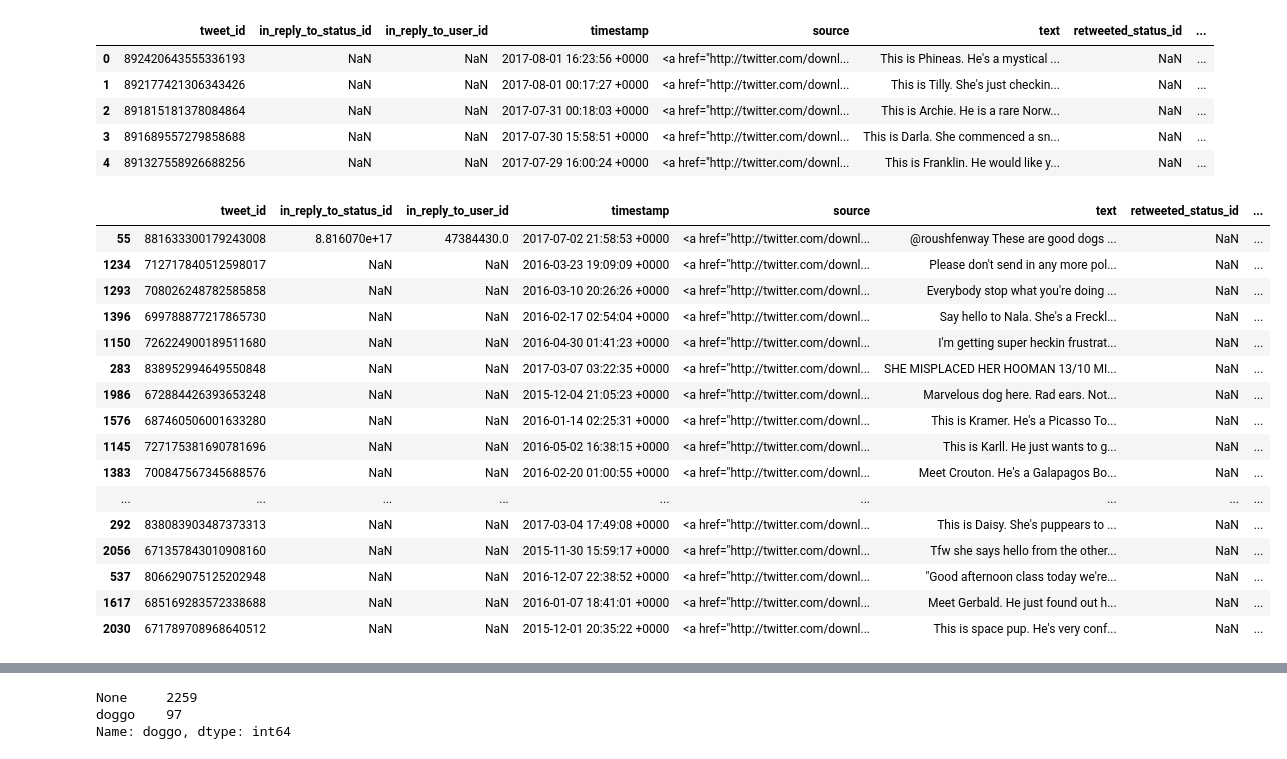
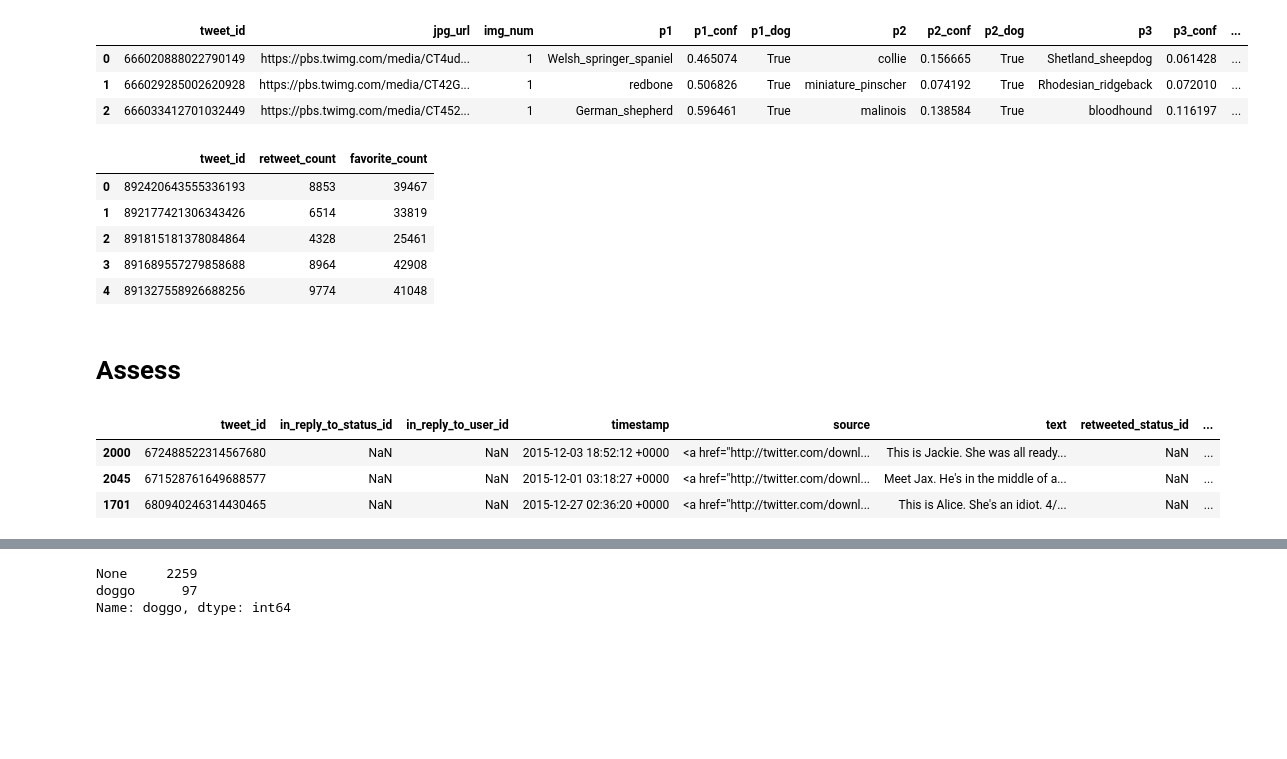
Before and after one commit to Vgarg027/Practice, a Jupyter notebook: wrangle_act.ipynb, the cells around one changed output, grey strips where cells are left out. Saved outputs shown, nothing was run; the diff lists cells and outputs as text; code cells hidden in the pictures; blank space fills up the shorter version.

```diff
--- a/wrangle_act.ipynb
+++ b/wrangle_act.ipynb
@@ -176,9 +52,9 @@ pd.set_option('display.max_colwidth', -1)
-# %%
-twitter_archive.head()
-# %% [output]
-|  | tweet_id | in_reply_to_status_id | in_reply_to_user_id | timestamp | source | text | retweeted_status_id | ... |
-| 0 | 892420643555336193 | NaN | NaN | 2017-08-01 16:23:56 +0000 | <a href="http://twitter.com/downl... | This is Phineas. He's a mystical ... | NaN | ... |
-| 1 | 892177421306343426 | NaN | NaN | 2017-08-01 00:17:27 +0000 | <a href="http://twitter.com/downl... | This is Tilly. She's just checkin... | NaN | ... |
-| 2 | 891815181378084864 | NaN | NaN | 2017-07-31 00:18:03 +0000 | <a href="http://twitter.com/downl... | This is Archie. He is a rare Norw... | NaN | ... |
-| 3 | 891689557279858688 | NaN | NaN | 2017-07-30 15:58:51 +0000 | <a href="http://twitter.com/downl... | This is Darla. She commenced a sn... | NaN | ... |
-| 4 | 891327558926688256 | NaN | NaN | 2017-07-29 16:00:24 +0000 | <a href="http://twitter.com/downl... | This is Franklin. He would like y... | NaN | ... |
+# %%
+# Load the image predictions file
+images = pd.read_csv('image_predictions.tsv', sep = '\t')
+images.head(3)
+# %% [output]
+|  | tweet_id | jpg_url | img_num | p1 | p1_conf | p1_dog | p2 | p2_conf | p2_dog | p3 | p3_conf | ... |
+| 0 | 666020888022790149 | https://pbs.twimg.com/media/CT4ud... | 1 | Welsh_springer_spaniel | 0.465074 | True | collie | 0.156665 | True | Shetland_sheepdog | 0.061428 | ... |
+| 1 | 666029285002620928 | https://pbs.twimg.com/media/CT42G... | 1 | redbone | 0.506826 | True | miniature_pinscher | 0.074192 | True | Rhodesian_ridgeback | 0.072010 | ... |
+| 2 | 666033412701032449 | https://pbs.twimg.com/media/CT452... | 1 | German_shepherd | 0.596461 | True | malinois | 0.138584 | True | bloodhound | 0.116197 | ... |
@@ -185,23 +108,34 @@ twitter_archive.head()
+# %%
+# Create a dataframe with tweet ID, retweet count, and favorite count
+df_list = []
+with open('tweet-json.txt') as file:
+    for line in file:
+        tweet = json.loads(line)
+
+        df_list.append({
+            'tweet_id': tweet['id'],
+            'retweet_count': tweet['retweet_count'],
+            'favorite_count': tweet['favorite_count']
+        })
+df_tweet = pd.DataFrame(df_list, columns = ['tweet_id', 'retweet_count', 'favorite_count'])
+
+df_tweet.head()
+# %% [output]
+|  | tweet_id | retweet_count | favorite_count |
+| 0 | 892420643555336193 | 8853 | 39467 |
+| 1 | 892177421306343426 | 6514 | 33819 |
+| 2 | 891815181378084864 | 4328 | 25461 |
+| 3 | 891689557279858688 | 8964 | 42908 |
+| 4 | 891327558926688256 | 9774 | 41048 |
+# %% [markdown]
+# Assess
 # %%
-twitter_archive.sample(30)
+twitter_archive.sample(3)
 # %% [output]
 |  | tweet_id | in_reply_to_status_id | in_reply_to_user_id | timestamp | source | text | retweeted_status_id | ... |
-| 55 | 881633300179243008 | 8.816070e+17 | 47384430.0 | 2017-07-02 21:58:53 +0000 | <a href="http://twitter.com/downl... | @roushfenway These are good dogs ... | NaN | ... |
-| 1234 | 712717840512598017 | NaN | NaN | 2016-03-23 19:09:09 +0000 | <a href="http://twitter.com/downl... | Please don't send in any more pol... | NaN | ... |
-| 1293 | 708026248782585858 | NaN | NaN | 2016-03-10 20:26:26 +0000 | <a href="http://twitter.com/downl... | Everybody stop what you're doing ... | NaN | ... |
-| 1396 | 699788877217865730 | NaN | NaN | 2016-02-17 02:54:04 +0000 | <a href="http://twitter.com/downl... | Say hello to Nala. She's a Freckl... | NaN | ... |
-| 1150 | 726224900189511680 | NaN | NaN | 2016-04-30 01:41:23 +0000 | <a href="http://twitter.com/downl... | I'm getting super heckin frustrat... | NaN | ... |
-| 283 | 838952994649550848 | NaN | NaN | 2017-03-07 03:22:35 +0000 | <a href="http://twitter.com/downl... | SHE MISPLACED HER HOOMAN 13/10 MI... | NaN | ... |
-| 1986 | 672884426393653248 | NaN | NaN | 2015-12-04 21:05:23 +0000 | <a href="http://twitter.com/downl... | Marvelous dog here. Rad ears. Not... | NaN | ... |
-| 1576 | 687460506001633280 | NaN | NaN | 2016-01-14 02:25:31 +0000 | <a href="http://twitter.com/downl... | This is Kramer. He's a Picasso To... | NaN | ... |
-| 1145 | 727175381690781696 | NaN | NaN | 2016-05-02 16:38:15 +0000 | <a href="http://twitter.com/downl... | This is Karll. He just wants to g... | NaN | ... |
-| 1383 | 700847567345688576 | NaN | NaN | 2016-02-20 01:00:55 +0000 | <a href="http://twitter.com/downl... | Meet Crouton. He's a Galapagos Bo... | NaN | ... |
-| ... | ... | ... | ... | ... | ... | ... | ... | ... |
-| 292 | 838083903487373313 | NaN | NaN | 2017-03-04 17:49:08 +0000 | <a href="http://twitter.com/downl... | This is Daisy. She's puppears to ... | NaN | ... |
-| 2056 | 671357843010908160 | NaN | NaN | 2015-11-30 15:59:17 +0000 | <a href="http://twitter.com/downl... | Tfw she says hello from the other... | NaN | ... |
-| 537 | 806629075125202948 | NaN | NaN | 2016-12-07 22:38:52 +0000 | <a href="http://twitter.com/downl... | "Good afternoon class today we're... | NaN | ... |
-| 1617 | 685169283572338688 | NaN | NaN | 2016-01-07 18:41:01 +0000 | <a href="http://twitter.com/downl... | Meet Gerbald. He just found out h... | NaN | ... |
-| 2030 | 671789708968640512 | NaN | NaN | 2015-12-01 20:35:22 +0000 | <a href="http://twitter.com/downl... | This is space pup. He's very conf... | NaN | ... |
+| 2000 | 672488522314567680 | NaN | NaN | 2015-12-03 18:52:12 +0000 | <a href="http://twitter.com/downl... | This is Jackie. She was all ready... | NaN | ... |
+| 2045 | 671528761649688577 | NaN | NaN | 2015-12-01 03:18:27 +0000 | <a href="http://twitter.com/downl... | Meet Jax. He's in the middle of a... | NaN | ... |
+| 1701 | 680940246314430465 | NaN | NaN | 2015-12-27 02:36:20 +0000 | <a href="http://twitter.com/downl... | This is Alice. She's an idiot. 4/... | NaN | ... |
 # %%
 twitter_archive.info()
 # %% [output]
```
Also changed, not shown: parts of 290 cells of this notebook.
